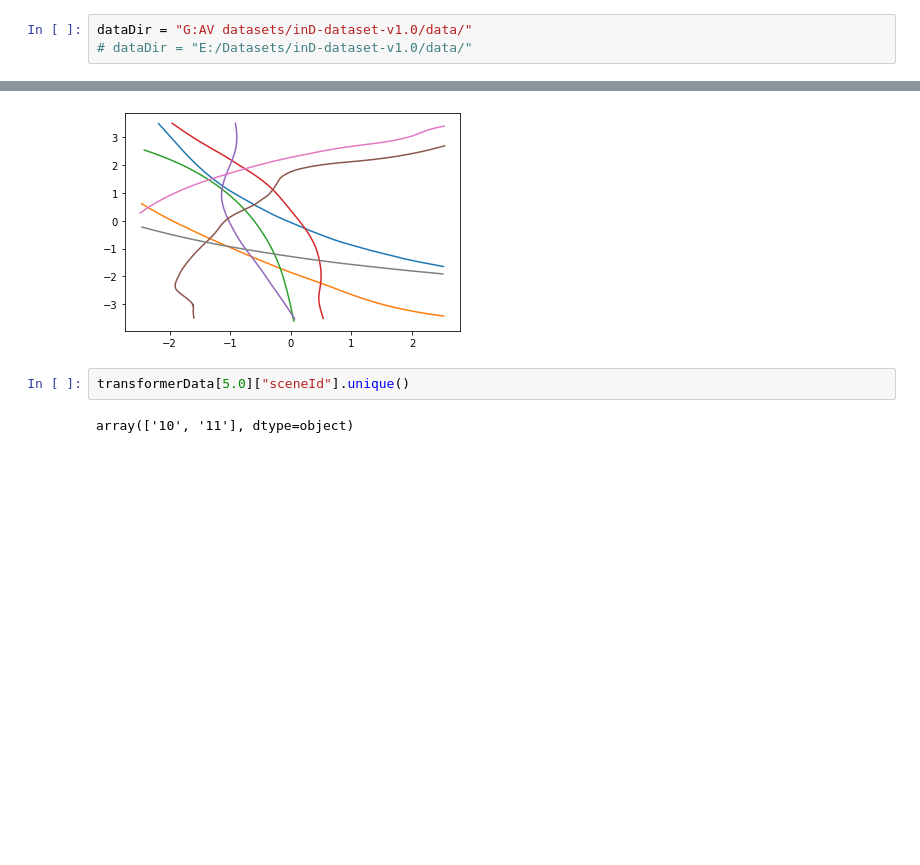
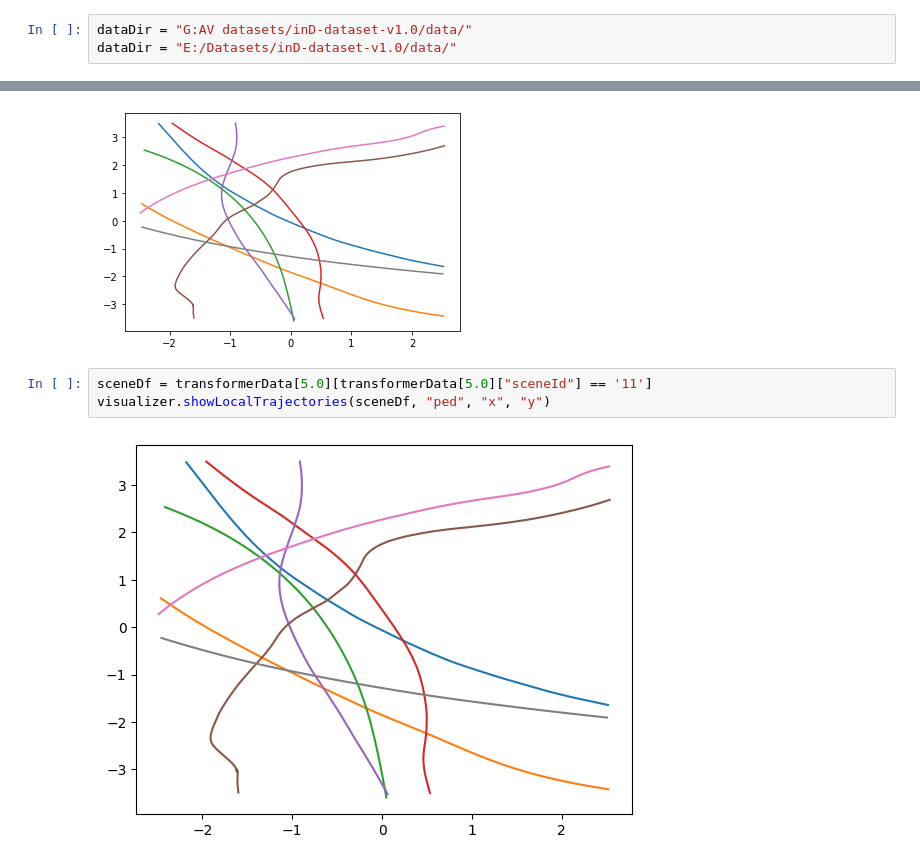
Before and after one commit to ika-rwth-aachen/drone-dataset-tools, a Jupyter notebook: src/notebooks/trajectory-transformer.ipynb, the cells around one changed output, grey strips where cells are left out. Saved outputs shown, nothing was run; the diff lists cells and outputs as text; blank space fills up the shorter version.

```diff
--- a/src/notebooks/trajectory-transformer.ipynb
+++ b/src/notebooks/trajectory-transformer.ipynb
@@ -5,7 +5,7 @@
 3. In the following cell change the dataDir to the data directory of the InD dataset
 # %%
 dataDir = "G:AV datasets/inD-dataset-v1.0/data/"
-# dataDir = "E:/Datasets/inD-dataset-v1.0/data/"
+dataDir = "E:/Datasets/inD-dataset-v1.0/data/"
 # %%
 exec(open('init_notebook.py').read())
 # %% [output]
@@ -92,7 +89,8 @@ sceneDf = transformerData[5.0][transformerData[5.0]["sceneId"] == '11']
 visualizer.showLocalTrajectories(sceneDf, "ped", "x", "y")
 # %% [output]
 [figure]
-# %%
-transformerData[5.0]["sceneId"].unique()
-# %% [output]
-array(['10', '11'], dtype=object)
+# %%
+sceneDf = transformerData[5.0][transformerData[5.0]["sceneId"] == '11']
+visualizer.showLocalTrajectories(sceneDf, "ped", "x", "y")
+# %% [output]
+[figure, added]
```
Also changed, not shown: parts of 8 cells of this notebook, 4 other files.
